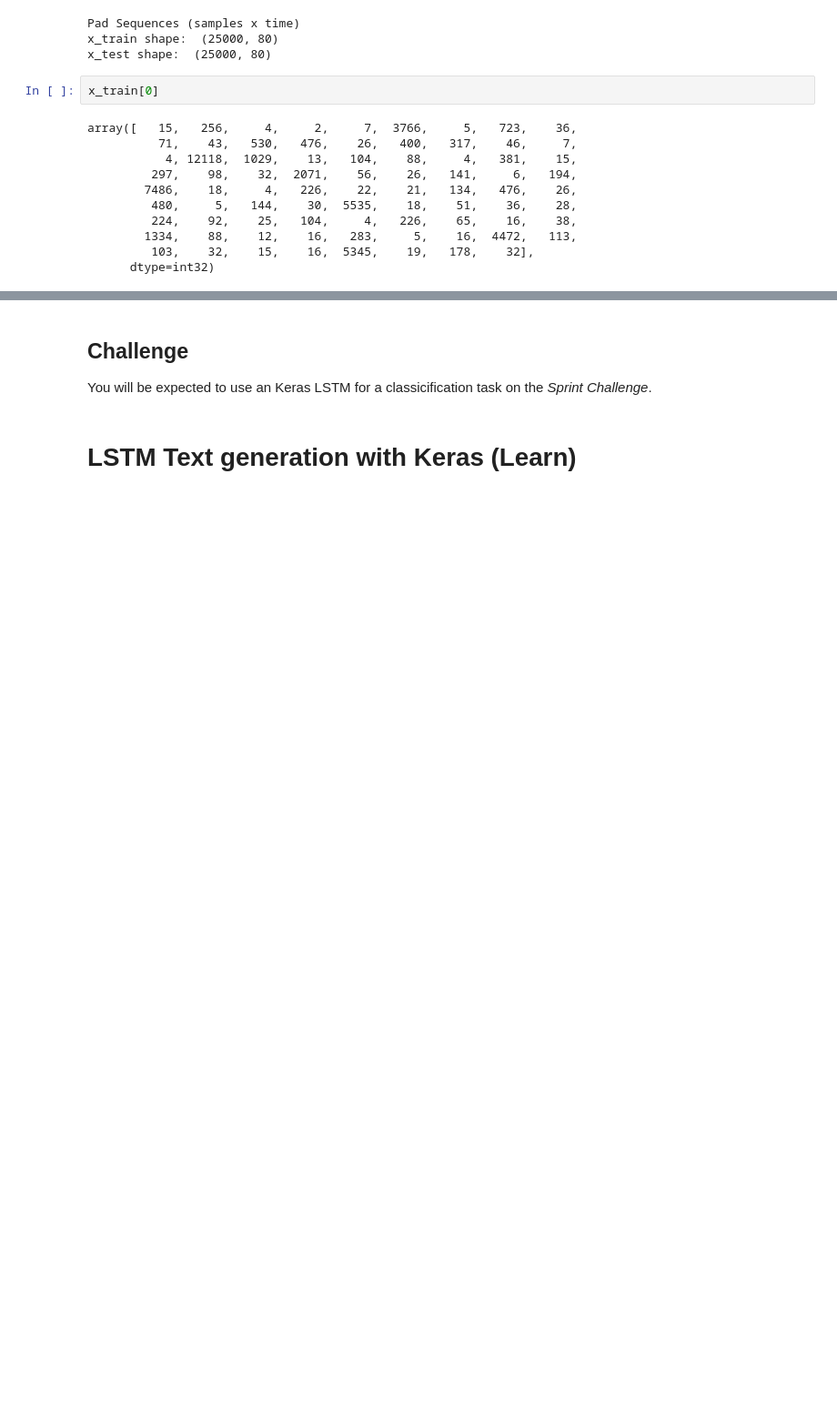
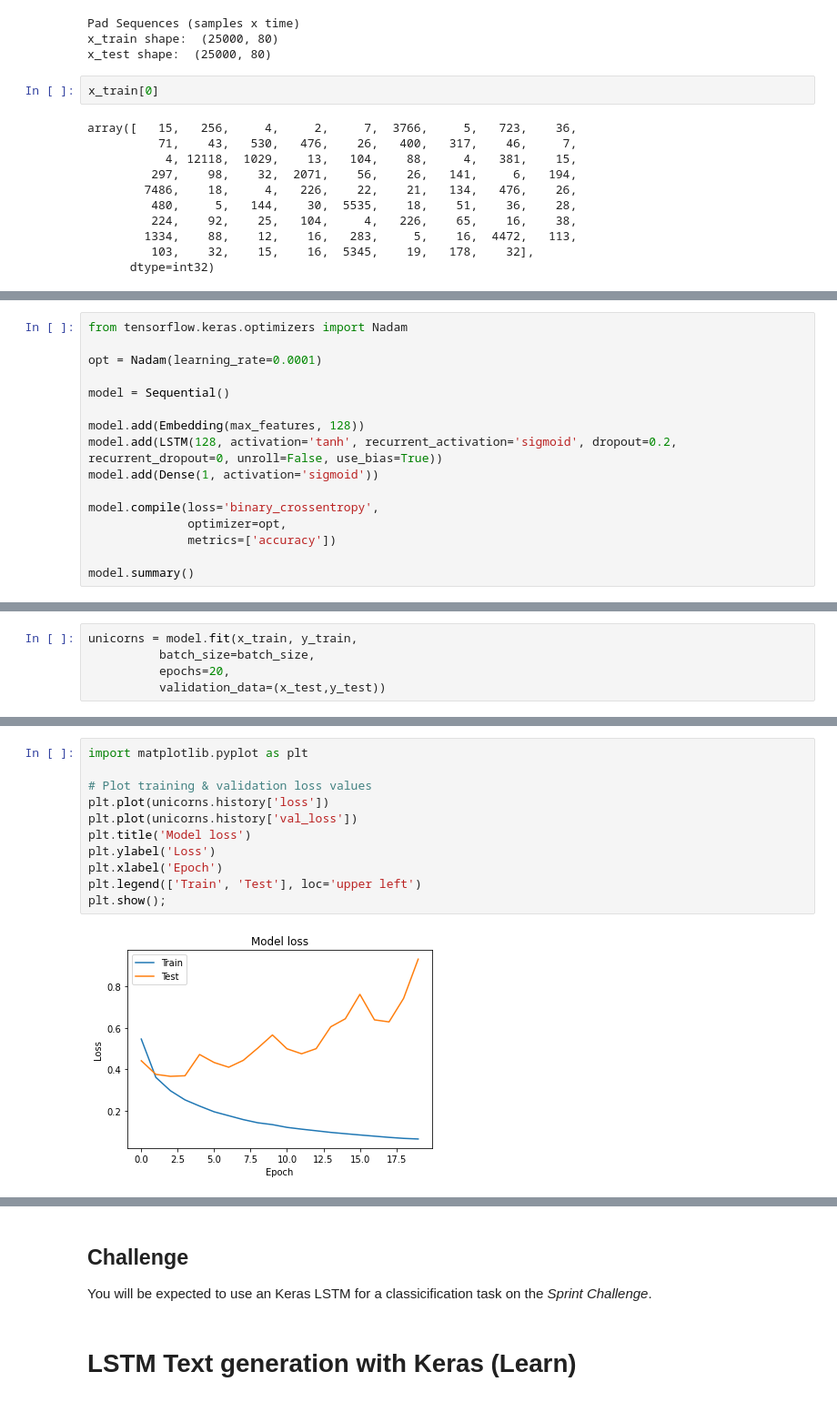
Before and after one commit to bloominstituteoftechnology/DS-Unit-4-Sprint-3-Deep-Learning, a Jupyter notebook: module1-rnn-and-lstm/LS_DS_431_RNN_and_LSTM_Lecture.ipynb, the cells around one changed output, grey strips where cells are left out. Shown at 91% size. Drawn from its saved outputs; the diff is of its cells as text; blank space fills up the shorter version.

```diff
--- a/module1-rnn-and-lstm/LS_DS_431_RNN_and_LSTM_Lecture.ipynb
+++ b/module1-rnn-and-lstm/LS_DS_431_RNN_and_LSTM_Lecture.ipynb
@@ -197,0 +203,16 @@ TypeError: 'History' object is not subscriptable
+# %%
+from tensorflow.keras.optimizers import Nadam
+
+opt = Nadam(learning_rate=0.0001)
+
+model = Sequential()
+
+model.add(Embedding(max_features, 128))
+model.add(LSTM(128, activation='tanh', recurrent_activation='sigmoid', dropout=0.2, recurrent_dropout=0, unroll=False, use_bias=True))
+model.add(Dense(1, activation='sigmoid'))
+
+model.compile(loss='binary_crossentropy',
+              optimizer=opt,
+              metrics=['accuracy'])
+
+model.summary()
@@ -197,0 +234,5 @@ TypeError: 'History' object is not subscriptable
+# %%
+unicorns = model.fit(x_train, y_train,
+          batch_size=batch_size,
+          epochs=20,
+          validation_data=(x_test,y_test))
@@ -197,0 +257,13 @@ TypeError: 'History' object is not subscriptable
+# %%
+import matplotlib.pyplot as plt
+
+# Plot training & validation loss values
+plt.plot(unicorns.history['loss'])
+plt.plot(unicorns.history['val_loss'])
+plt.title('Model loss')
+plt.ylabel('Loss')
+plt.xlabel('Epoch')
+plt.legend(['Train', 'Test'], loc='upper left')
+plt.show();
+# %% [output]
+[figure, added]
```
Also changed, not shown: parts of 12 cells of this notebook.
